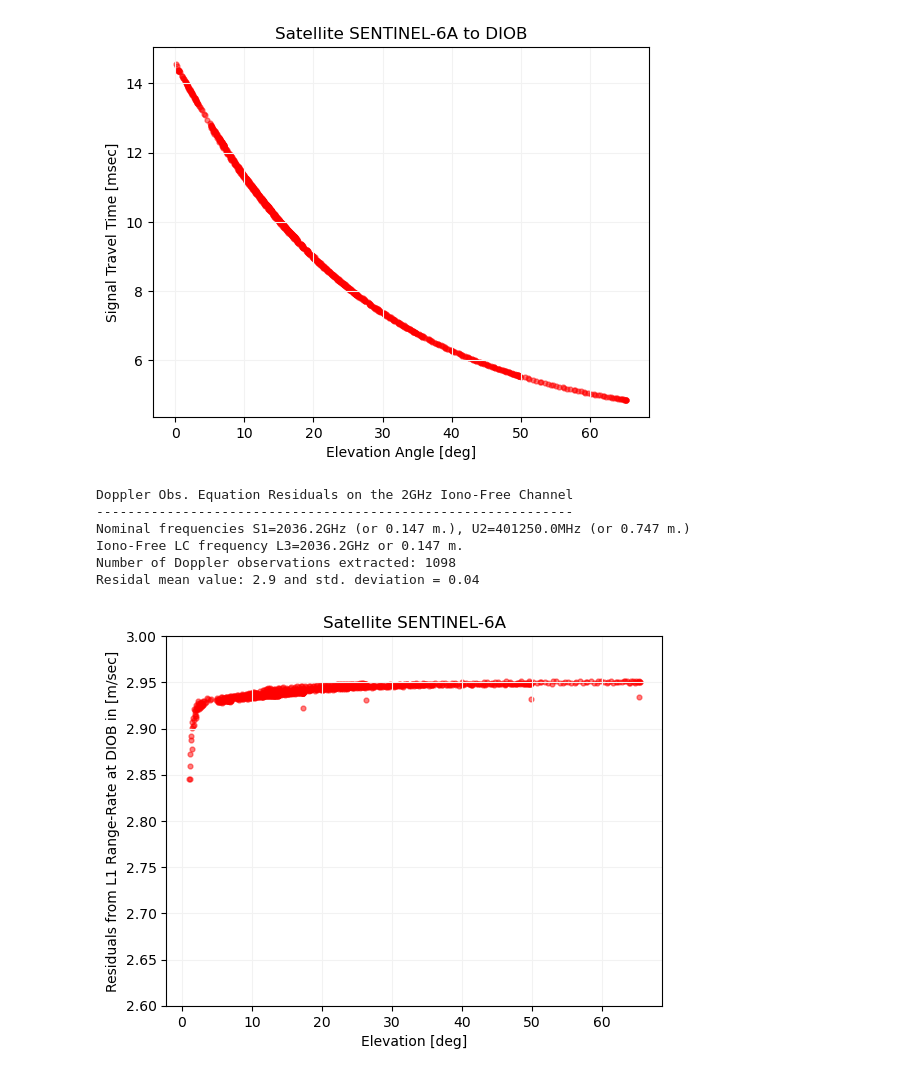
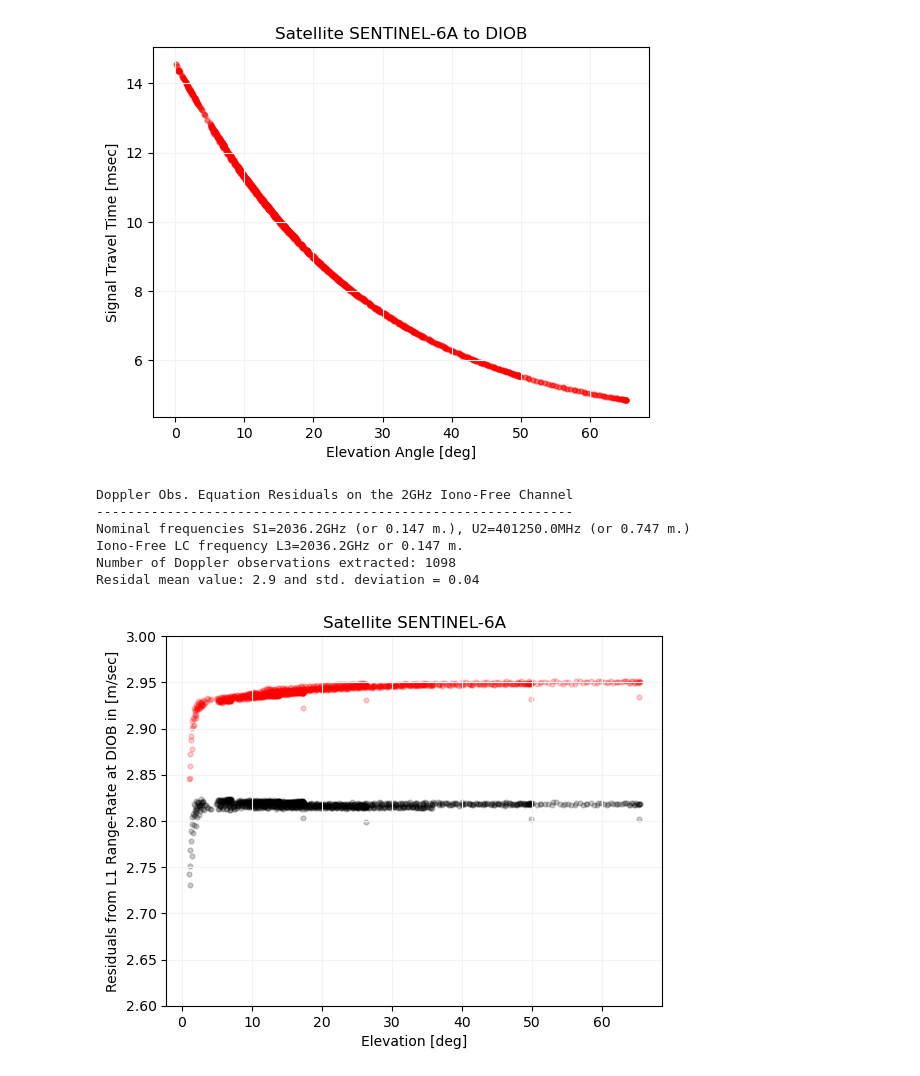
Before and after one commit to DSOlab/AcademicSoftware, a Jupyter notebook: JupiterLab/doris_days/obsequation/observation_equation.ipynb, the cells around one changed output. Cells and saved outputs as stored; diff of their text form; code cells hidden in the pictures.

```diff
--- a/JupiterLab/doris_days/obsequation/observation_equation.ipynb
+++ b/JupiterLab/doris_days/obsequation/observation_equation.ipynb
@@ -414,7 +417,7 @@ plt.show()
 # %% [output]
 [figure]
 # %%
-# Section 6 – Preprocess Doppler observations Iono-Free LC
+# Section 4 – Preprocess Doppler observations Iono-Free LC
 #             with PCO/PCV corrections
 # --------------------------------------------------------
 
@@ -515,8 +518,8 @@ print(f'Nominal frequencies S1={s1*1e-6:.1f}GHz (or {C/s1:.3f} m.), U2={u2*1e-3:
 print(f'Iono-Free LC frequency L3={feN*1e-6:.1f}GHz or {C/feN:.3f} m.')
 print(f"Number of Doppler observations extracted: {len(residuals)}")
 print(f"Residal mean value: {np.mean(residuals):.1f} and std. deviation = {np.std(residuals):.2f}")
-plt.scatter([np.degrees(el) for el in elevations_p], residuals_p, alpha=0.5, s=12, c='black')
-plt.scatter([np.degrees(el) for el in elevations], residuals, alpha=0.5, s=12, c='red')
+plt.scatter([np.degrees(el) for el in elevations_sec3], residuals_sec3, alpha=0.2, s=12, c='black')
+plt.scatter([np.degrees(el) for el in elevations], residuals, alpha=0.2, s=12, c='red')
 plt.grid(color='0.95')
 plt.ylabel(f"Residuals from L1 Range-Rate at {site_name} in [m/sec]")
 plt.title(f"Satellite {rnx.sat_name}")
@@ -524,7 +527,8 @@ plt.xlabel("Elevation [deg]")
 plt.ylim(2.6, 3.0)
 plt.show()
 
-residuals_p = residuals; epochs_p = epochs; elevations_p = elevations;
+# keep residuals for reference
+residuals_sec4 = residuals; epochs_sec4 = epochs; elevations_sec4 = elevations;
 # %% [output]
 Doppler Obs. Equation Residuals on the 2GHz Iono-Free Channel
 -------------------------------------------------------------
@@ -648,7 +653,7 @@ plt.show()
 # %% [output]
 [figure]
 # %%
-# Section 7 – Preprocess Doppler observations Iono-Free LC
+# Section 5 – Preprocess Doppler observations Iono-Free LC
 #             with PCO/PCV corrections
 #             with signal travel time
 # --------------------------------------------------------
@@ -738,37 +743,38 @@ for block in rnx:
                     epochs.append(tai)
                     elevations.append(el)
 
                 # prepare for next measurement
                 tai_prev = tai
                 cp_prev = Lif
                 dtropo_prev = dtropo
                 rsat_prev = rsat
                 el_prev = el
 
 print("Doppler Obs. Equation Residuals on the 2GHz Iono-Free Channel")
 print("-------------------------------------------------------------")
 print(f'Nominal frequencies S1={s1*1e-6:.1f}GHz (or {C/s1:.3f} m.), U2={u2*1e-3:.1f}MHz (or {C/u2:.3f} m.)')
 print(f'Iono-Free LC frequency L3={feN*1e-6:.1f}GHz or {C/feN:.3f} m.')
 print(f"Number of Doppler observations extracted: {len(residuals)}")
 print(f"Residal mean value: {np.mean(residuals):.1f} and std. deviation = {np.std(residuals):.2f}")
-# plt.scatter([np.degrees(el) for el in elevations_p], residuals_p, alpha=0.5, s=12, c='black')
-plt.scatter([np.degrees(el) for el in elevations], residuals, alpha=0.5, s=12, c='red')
+plt.scatter([np.degrees(el) for el in elevations_sec4], residuals_sec4, alpha=0.2, s=12, c='black')
+plt.scatter([np.degrees(el) for el in elevations], residuals, alpha=0.2, s=12, c='red')
 plt.grid(color='0.95')
 plt.ylabel(f"Residuals from L1 Range-Rate at {site_name} in [m/sec]")
 plt.title(f"Satellite {rnx.sat_name}")
 plt.xlabel("Elevation [deg]")
 plt.ylim(2.6, 3.0)
 plt.show()
 
-residuals_p = residuals; epochs_p = epochs; elevations_p = elevations;
+# keep residuals for reference
+residuals_sec5 = residuals; epochs_sec5 = epochs; elevations_sec5 = elevations;
 # %% [output]
 Doppler Obs. Equation Residuals on the 2GHz Iono-Free Channel
 -------------------------------------------------------------
 Nominal frequencies S1=2036.2GHz (or 0.147 m.), U2=401250.0MHz (or 0.747 m.)
 Iono-Free LC frequency L3=2036.2GHz or 0.147 m.
 Number of Doppler observations extracted: 1098
 Residal mean value: 2.9 and std. deviation = 0.04
-[figure, old version]
+[figure, new version]
 # %%
 # Section 8 – Preprocess Doppler observations Iono-Free LC
 #             with PCO/PCV corrections
```
Also changed, not shown: parts of 5 cells of this notebook, 1 other file.
